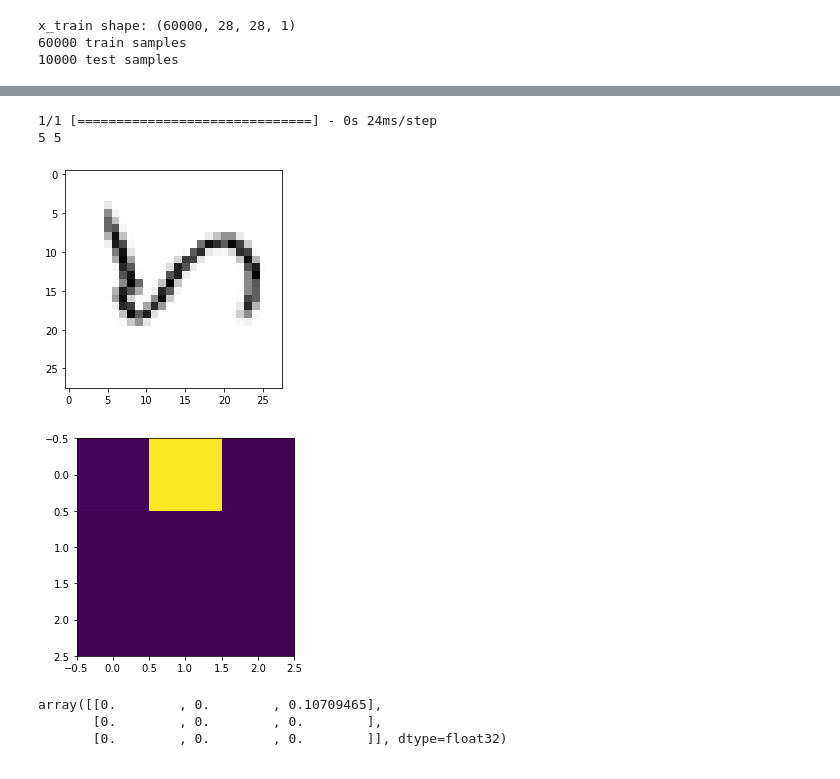
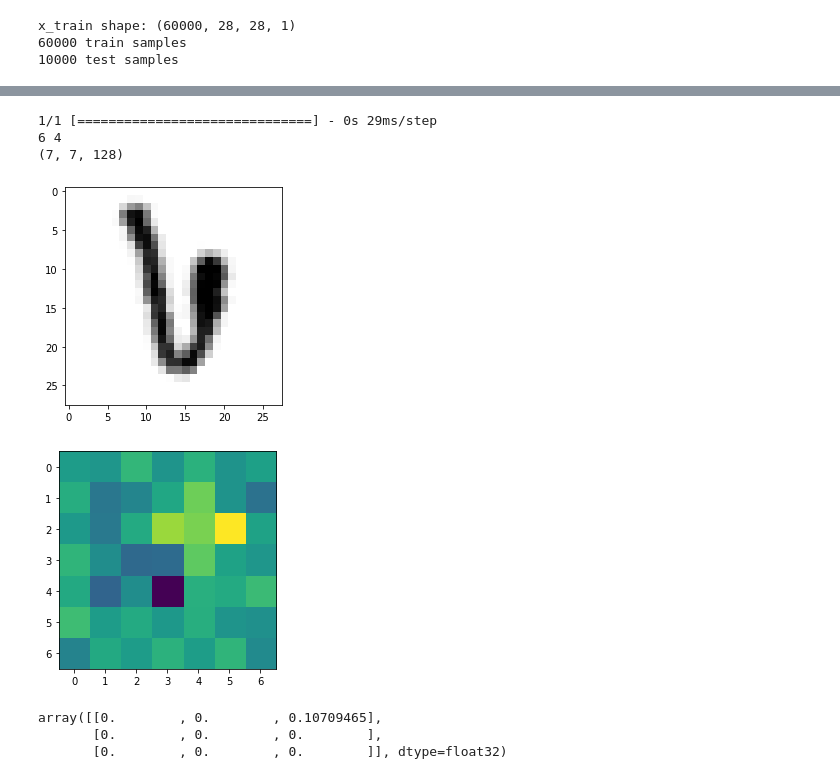
Before and after one commit to liamaltarac/SYS809_Feature_Matching, a Jupyter notebook: models/mnist_cnn_test.ipynb, the cells around one changed output, grey strips where cells are left out. Saved outputs shown, nothing was run; the diff lists cells and outputs as text; code cells hidden in the pictures.

Commit message:
vgg layers exmperiments

```diff
--- a/models/mnist_cnn_test.ipynb
+++ b/models/mnist_cnn_test.ipynb
@@ -193,7 +243,7 @@ _________________________________________________________________
 # %%
 batch_size = 128
 epochs = 5
-model.compile(loss="categorical_crossentropy", optimizer="adam", metrics=["accuracy"])
+model.compile(loss=tf.keras.losses.categorical_crossentropy, optimizer="adam", metrics=["accuracy"])
 
 model.fit(x_train, y_train, batch_size=batch_size, epochs=epochs, validation_data=(rotateDataset(x_test,y_test)))
 # %% [output]
@@ -223,22 +270,23 @@ def get_cnn_out(input, layer_num):
     layer_out = np.array(get_layer_output(input))
     return layer_out[0]
 # %%
-get_layer_output = K.function([model.input], model.layers[12].output)
+get_layer_output = K.function([model.input], model.layers[7].output)
 
 for X,Y in rotateDataset(x_test,y_test, batch_size=1, maxRot=90):
     print(np.argmax(Y), np.argmax(model.predict(X)))
     plt.figure(0)
     plt.imshow(X.reshape(28,28), cmap='gray_r')
     plt.figure(1)
     layer_out = np.array(get_layer_output([X]))
-
+    print(layer_out[0].shape)
     plt.imshow(layer_out[0,:,:,0])
     break
 # %% [output]
-1/1 [==============================] - 0s 24ms/step
-5 5
+1/1 [==============================] - 0s 29ms/step
+6 4
+(7, 7, 128)
-[figure, old version]
+[figure, new version]
-[figure, old version]
+[figure, new version]
 # %%
 layer_out[0,:,:,0]
 # %% [output]
```
Also changed, not shown: parts of 7 cells of this notebook, 8 other files.
